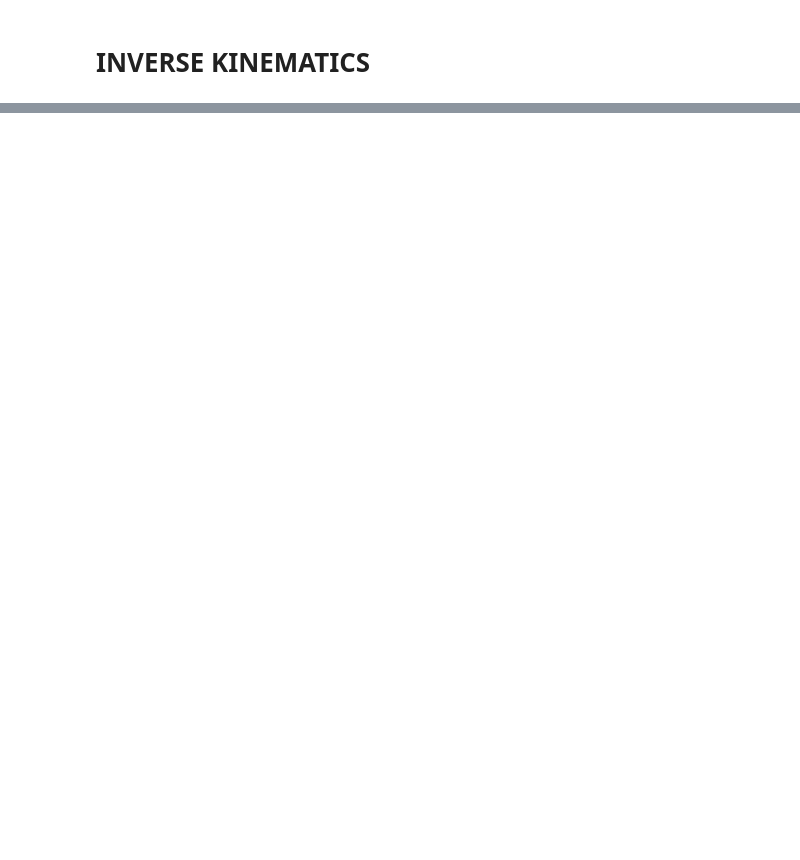
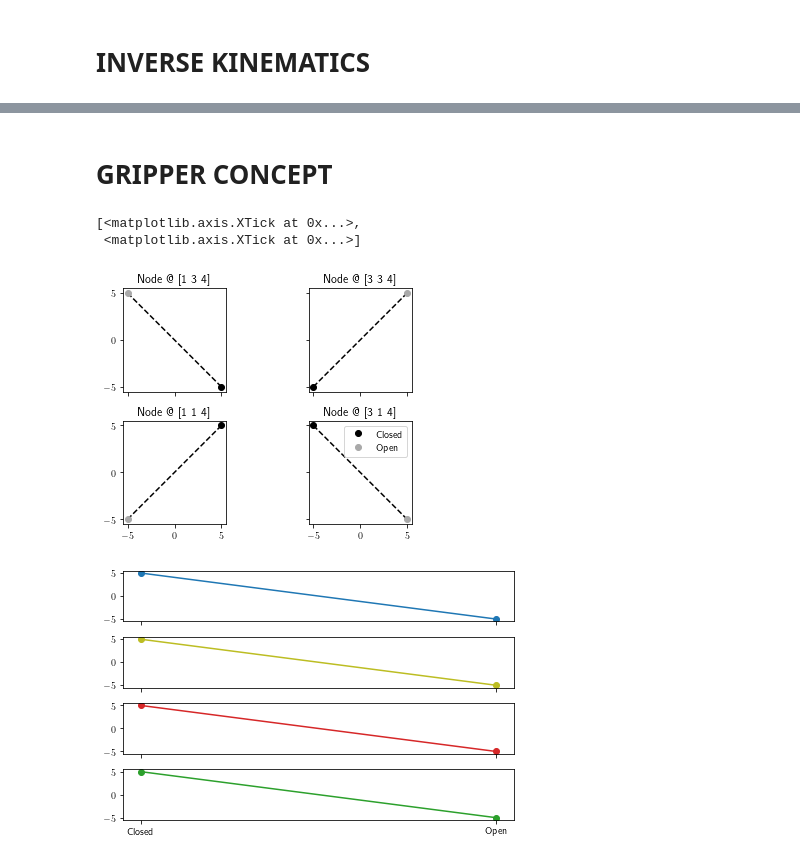
Before and after one commit to mtebyani/VOXELS, a Jupyter notebook: POM/PlanesOfMotion-Simulation.ipynb, the cells around one changed output, grey strips where cells are left out. Saved outputs shown, nothing was run; the diff lists cells and outputs as text; code cells hidden in the pictures; blank space fills up the shorter version.

```diff
--- a/POM/PlanesOfMotion-Simulation.ipynb
+++ b/POM/PlanesOfMotion-Simulation.ipynb
@@ -311,0 +243,73 @@ plt.show()
+# %% [markdown]
+# GRIPPER CONCEPT
+# %%
+d = 5
+
+left_top_x = (d, -d)
+right_top_x = (-d, d)
+left_bottom_x = (d, -d)
+right_bottom_x = (-d, d)
+left_top_y = (-d, d)
+right_top_y = (-d, d)
+left_bottom_y = (d, -d)
+right_bottom_y = (d, -d)
+
+gait = np.array([
+    left_top_x, right_top_x,  left_bottom_x, right_bottom_x,
+    left_top_y, right_top_y,  left_bottom_y, right_bottom_y])
+
+
+# Note we only actually select SOME of these as control nodes
+# for the IK problem because otherwise it's overdetermined.
+# Do the selection by trying to add a control node, and if you
+# fail, flagging that servo as redundant.
+nodes = [
+    Node(1, 3, 4),
+    Node(3, 3, 4),
+    Node(1, 1, 4),
+    Node(3, 1, 4)]
+
+v = Voxels()
+v.add_effector(Node(2, 1, 1))
+v.add_effector(Node(1, 2, 1))
+v.add_effector(Node(2, 3, 1))
+v.add_effector(Node(3, 2, 1))
+
+which_controls = []
+for direction in (Servo.X, Servo.Y):
+    for node in nodes:
+        OK = True
+        try:
+            v.add_servo(node, direction)
+        except Exception as e:
+            OK = False
+        which_controls.append(OK)
+used_gait = gait[which_controls, :]
+
+
+# Simulate and record the servo positions for the two poses.
+res = v.simulate(used_gait)
+sb, sy, sr, sg = res[:,Servo.Z,:]
+
+
+f, ax = plt.subplots(2, 2, sharex=True, sharey=True)
+for i,a in enumerate(ax.ravel()):
+    x, y = gait[i,:], gait[i+4,:]
+    a.plot(x, y, 'k--')
+    a.plot(x[0], y[0], 'o', color='k', label='Closed')
+    a.plot(x[1], y[1], 'o', color='darkgrey', label='Open')
+    a.set_title(f'Node @ {nodes[i].pos}')
+    a.set_aspect('equal')
+a.set_xticks([-5, 0, 5])
+a.set_yticks([-5, 0, 5])
+a.legend();
+
+f, ax = plt.subplots(4, 1, sharex=True, sharey=True)
+for i,a in enumerate(ax):
+    a.plot(res[i,2,:], 'o-', color=col[i])
+a.set_xticks([0, 1], ['Closed', 'Open'])
+# %% [output]
+[<matplotlib.axis.XTick at 0x...>,
+ <matplotlib.axis.XTick at 0x...>]
+[figure, added]
+[figure, added]
```
Also changed, not shown: parts of 16 cells of this notebook.
